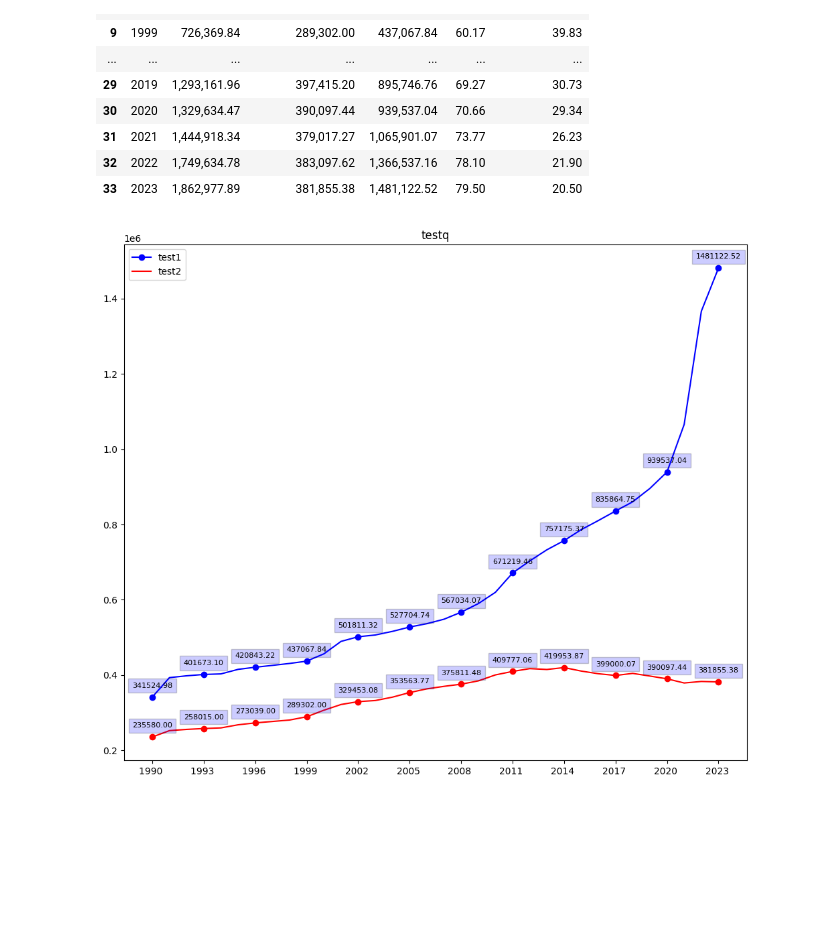
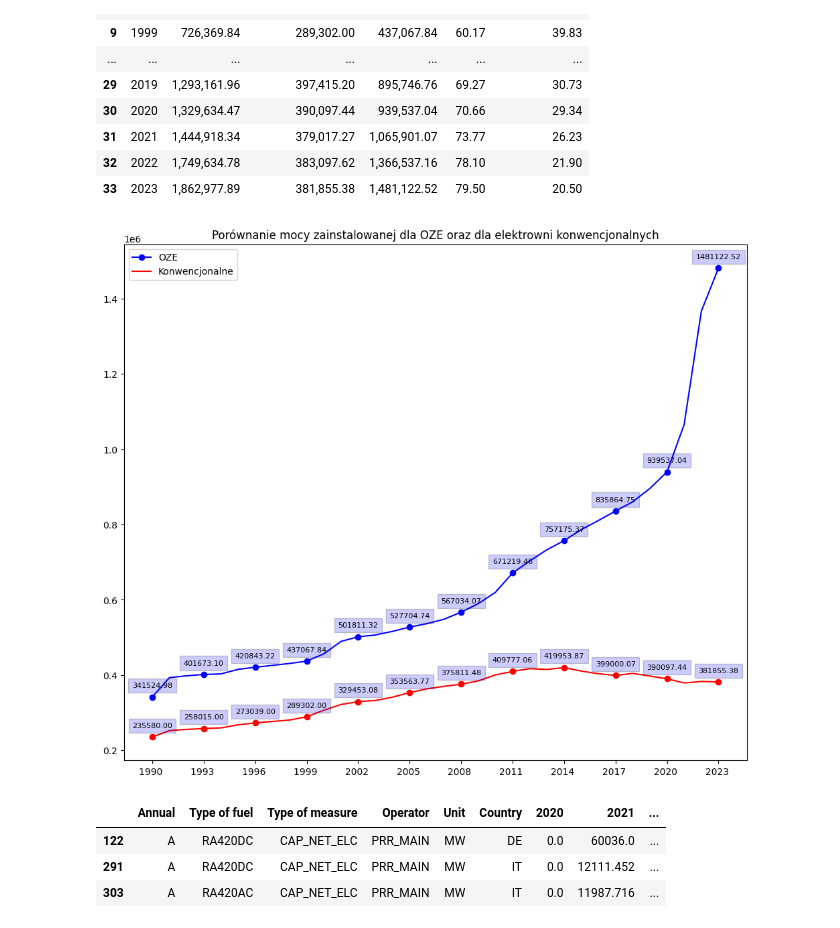
Before and after one commit to tismiracle/Share-of-energy-from-renewable-sources--nrg_ind_share-, a Jupyter notebook: notebook.ipynb, the cells around one changed output. Cells and saved outputs as stored; diff of their text form; code cells hidden in the pictures; blank space fills up the shorter version.

Commit message:
tables with year to year differences in nett power

```diff
--- a/notebook.ipynb
+++ b/notebook.ipynb
@@ -593,13 +565,42 @@ table_full.style.format(precision=2, thousands=",")
 # %%
 #PROCENTOWY UDZIAŁ KONWENCJONALNYCH I OZE
 
 fig, ax = plt.subplots(figsize=(12, 10)) #ABY ZROBIĆ PLOTY KTÓRE MAJĄ KILKA W JEDNYM. DO FUNKCJI create_plot nalezy dodac wtedy ax=ax
 
-line1 = create_plot(table_full["Year"], table_full["Total OZE"], 3, "test", "test1", ax=ax)
-line2 = create_plot(table_full["Year"], table_full["Total Conventional"], 3, "testq", "test2", ax=ax, color="red")
+line1 = create_plot(table_full["Year"], table_full["Total OZE"], 3, "Porównanie mocy zainstalowanej dla OZE oraz dla elektrowni konwencjonalnych", "OZE", ax=ax)
+line2 = create_plot(table_full["Year"], table_full["Total Conventional"], 3, "Porównanie mocy zainstalowanej dla OZE oraz dla elektrowni konwencjonalnych", "Konwencjonalne", ax=ax, color="red")
 line2.set_color('red')
 # %% [output]
-[figure, old version]
+[figure, new version]
+# %%
+#CO NAJWIĘCEJ PODNOSI W OSTATNICH LATACH OZE
+#TODO W JAKICH KRAJACH NAJWIĘKSZE WZROSTY I CZEGO 2020-2023
+extend_visibility_of_data(1000, 60)
+
+
+main_df = main_df.reset_index()
+main_df = main_df.drop("index", axis=1)
+
+top_OZE = main_df[~main_df["Type of fuel"].isin(["CF", "X9900"])]
+
+#WYBIERZ KOLUMNY OPISOWE I OSTATNIE 4 LATA
+top_OZE = top_OZE.iloc[:, [0,1,2,3,4,5,len(top_OZE.columns)-4, len(top_OZE.columns)-3, len(top_OZE.columns)-2, len(top_OZE.columns)-1]]
+
+#DODAJ RÓŻNICĘ CO ROKU
+for i in range(0,3):
+    top_OZE.insert(len(top_OZE.columns) - (i*2), f"Difference 202{3-i}-{2022-i}", top_OZE[f"202{3-i} "] - top_OZE[f"202{2-i} "])
+
+#TOP3 RÓŻNICA MIĘDZY LATAMI NA LATA 2023-2022
+top_OZE.sort_values(by='Difference 2023-2022', axis=0, ascending=0).iloc[0:3, :]
+#TOP3 RÓŻNICA MIĘDZY LATAMI NA LATA 2022-2021
+top_OZE.sort_values(by='Difference 2022-2021', axis=0, ascending=0).iloc[0:3, :]
+#TOP3 RÓŻNICA MIĘDZY LATAMI NA LATA 2021-2020
+top_OZE.sort_values(by='Difference 2021-2020', axis=0, ascending=0).iloc[0:3, :]
+# %% [output]
+|  | Annual | Type of fuel | Type of measure | Operator | Unit | Country | 2020 | 2021 | ... |
+| 122 | A | RA420DC | CAP_NET_ELC | PRR_MAIN | MW | DE | 0.0 | 60036.0 | ... |
+| 291 | A | RA420DC | CAP_NET_ELC | PRR_MAIN | MW | IT | 0.0 | 12111.452 | ... |
+| 303 | A | RA420AC | CAP_NET_ELC | PRR_MAIN | MW | IT | 0.0 | 11987.716 | ... |
 # %%
 #REGRESJA LINIOWA - PRZEWIDYWANIA WZROSTU PRĄDU W NASTĘPNYCH LATACH
 # %%
```
Also changed, not shown: parts of 4 cells of this notebook.
